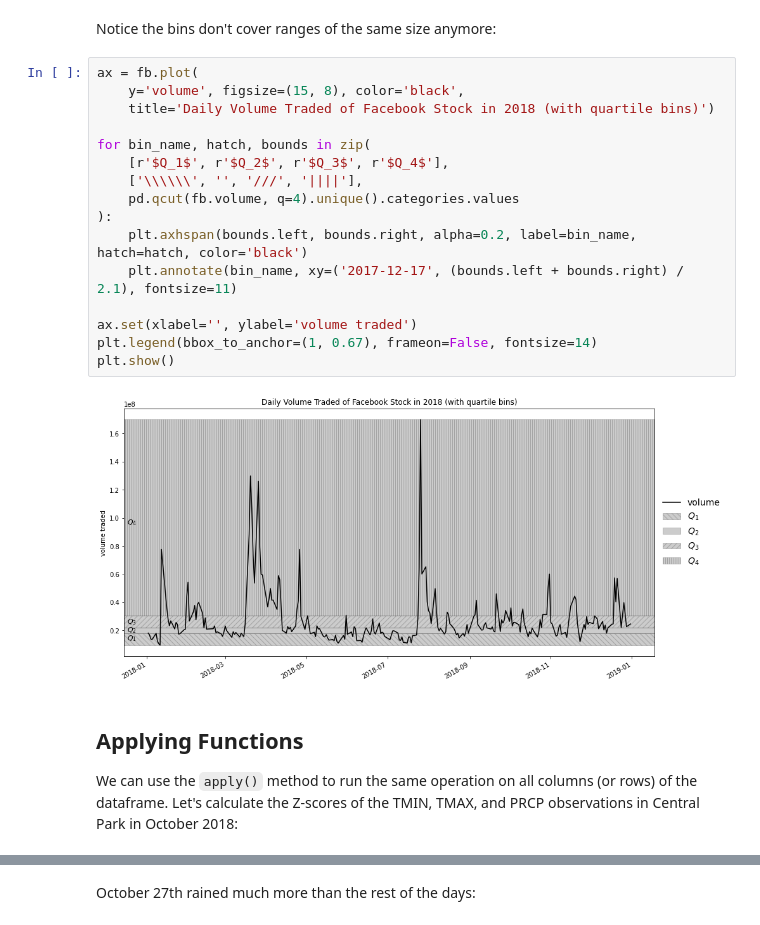
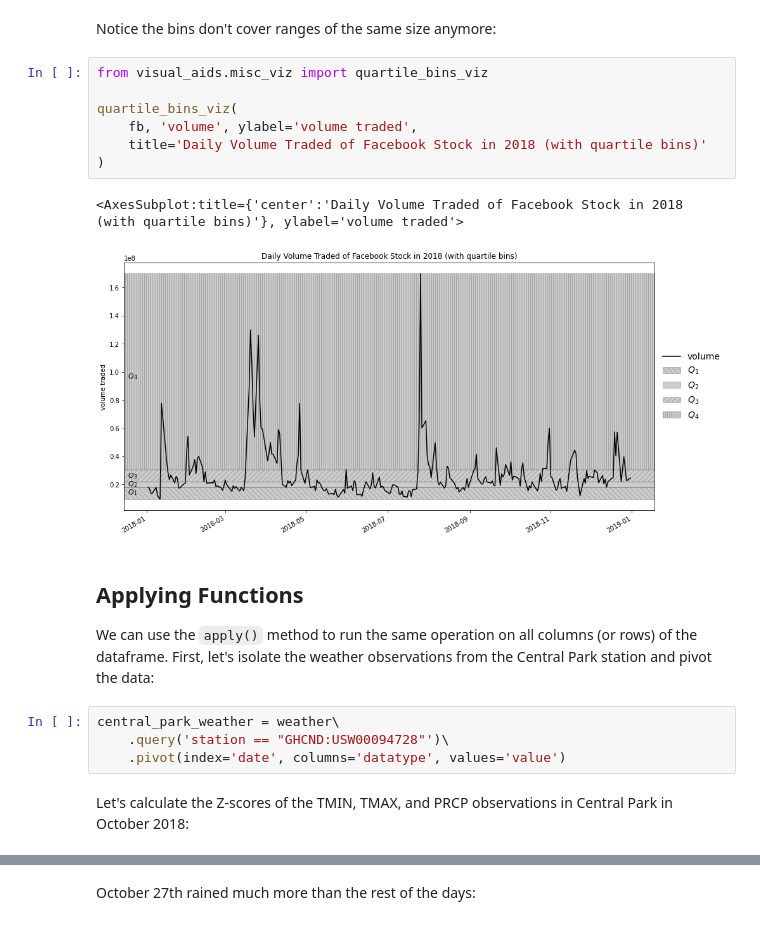
Before and after one commit to stefmolin/Hands-On-Data-Analysis-with-Pandas-2nd-edition, a Jupyter notebook: ch_04/2-dataframe_operations.ipynb, the cells around one changed output, grey strips where cells are left out. Saved outputs shown, nothing was run; the diff lists cells and outputs as text.

```diff
--- a/ch_04/2-dataframe_operations.ipynb
+++ b/ch_04/2-dataframe_operations.ipynb
@@ -187,25 +177,23 @@ q3    62
 Name: volume, dtype: int64
 # %% [markdown]
 Notice the bins don't cover ranges of the same size anymore:
-# %%
-ax = fb.plot(
-    y='volume', figsize=(15, 8), color='black',
-    title='Daily Volume Traded of Facebook Stock in 2018 (with quartile bins)')
-
-for bin_name, hatch, bounds in zip(
-    [r'$Q_1$', r'$Q_2$', r'$Q_3$', r'$Q_4$'],
-    ['\\\\\\', '', '///', '||||'],
-    pd.qcut(fb.volume, q=4).unique().categories.values
-):
-    plt.axhspan(bounds.left, bounds.right, alpha=0.2, label=bin_name, hatch=hatch, color='black')
-    plt.annotate(bin_name, xy=('2017-12-17', (bounds.left + bounds.right) / 2.1), fontsize=11)
-
-ax.set(xlabel='', ylabel='volume traded')
-plt.legend(bbox_to_anchor=(1, 0.67), frameon=False, fontsize=14)
-plt.show()
-# %% [output]
-[figure, removed]
+# %%
+from visual_aids.misc_viz import quartile_bins_viz
+
+quartile_bins_viz(
+    fb, 'volume', ylabel='volume traded',
+    title='Daily Volume Traded of Facebook Stock in 2018 (with quartile bins)'
+)
+# %% [output]
+<AxesSubplot:title={'center':'Daily Volume Traded of Facebook Stock in 2018 (with quartile bins)'}, ylabel='volume traded'>
+[figure, added]
 # %% [markdown]
 ## Applying Functions
-We can use the `apply()` method to run the same operation on all columns (or rows) of the dataframe. Let's calculate the Z-scores of the TMIN, TMAX, and PRCP observations in Central Park in October 2018:
+We can use the `apply()` method to run the same operation on all columns (or rows) of the dataframe. First, let's isolate the weather observations from the Central Park station and pivot the data:
+# %%
+central_park_weather = weather\
+    .query('station == "GHCND:USW00094728"')\
+    .pivot(index='date', columns='datatype', values='value')
+# %% [markdown]
+Let's calculate the Z-scores of the TMIN, TMAX, and PRCP observations in Central Park in October 2018:
 # %%
```
Also changed, not shown: parts of 6 cells of this notebook, 1 other file.
